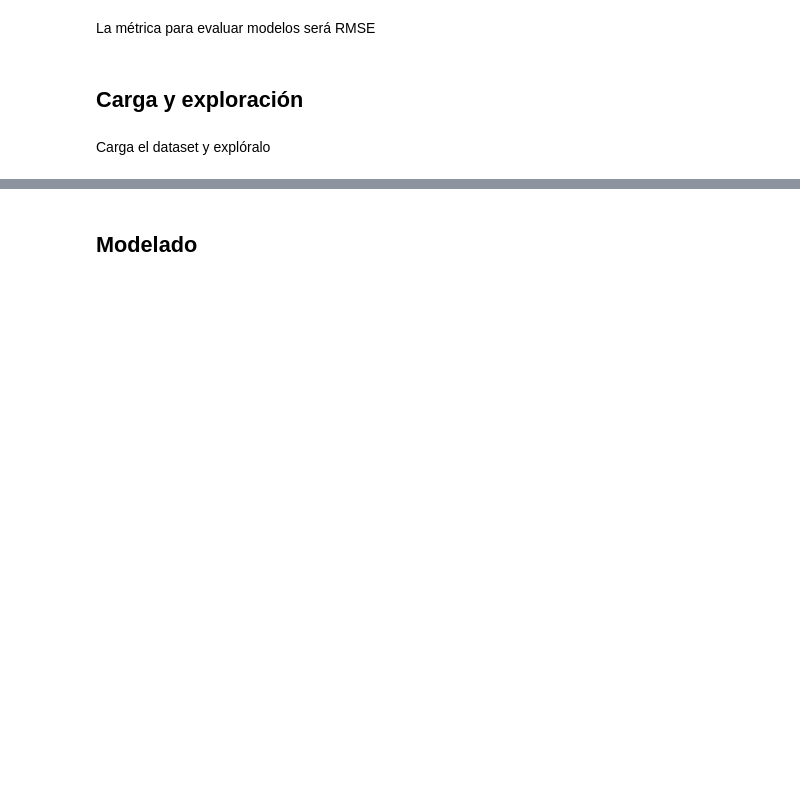
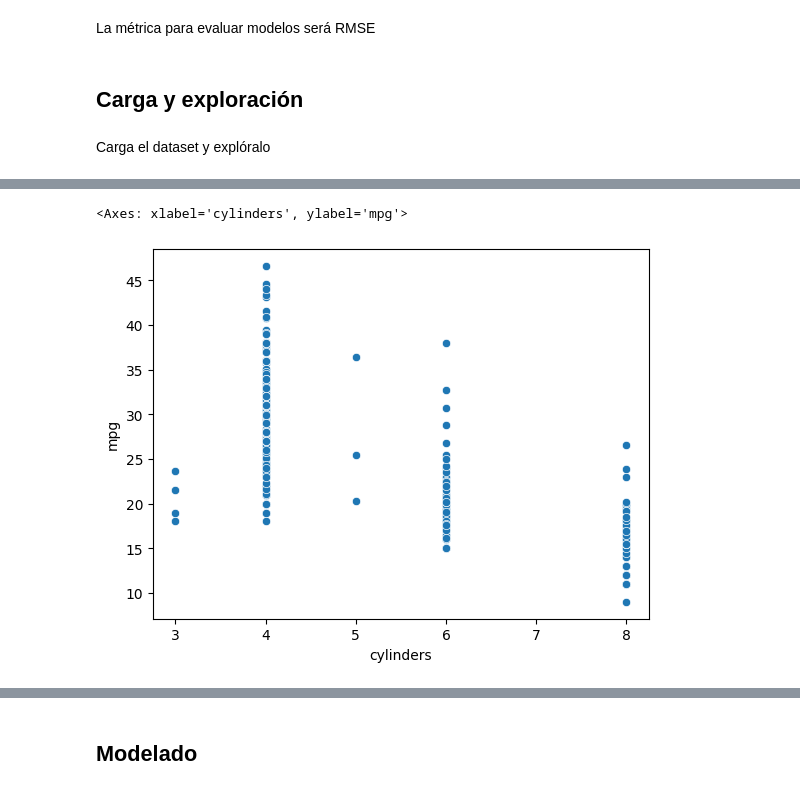
Before and after one commit to poacosta/ml_esesa_2024, a Jupyter notebook: 03.machine_learning_practice.ipynb, the cells around one changed output, grey strips where cells are left out. Saved outputs shown, nothing was run; the diff lists cells and outputs as text; code cells hidden in the pictures; blank space fills up the shorter version.

```diff
--- a/03.machine_learning_practice.ipynb
+++ b/03.machine_learning_practice.ipynb
@@ -16,0 +68,5 @@ df = pd.read_csv("./datasets/cars.csv")
+# %%
+sns.scatterplot(x=df.cylinders, y=df.mpg)
+# %% [output]
+<Axes: xlabel='cylinders', ylabel='mpg'>
+[figure, added]
```
Also changed, not shown: parts of 46 cells of this notebook, 1 other file.
